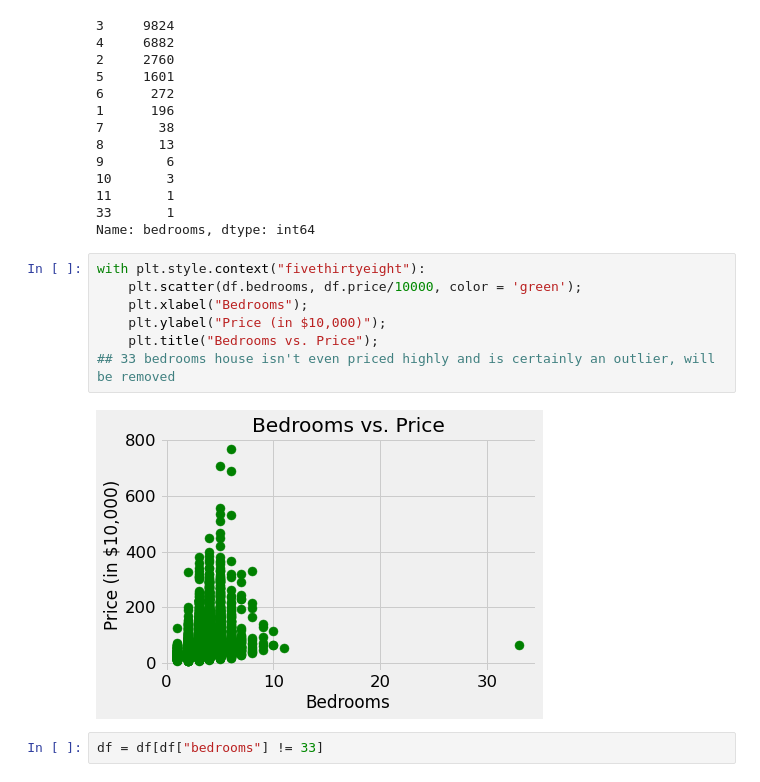
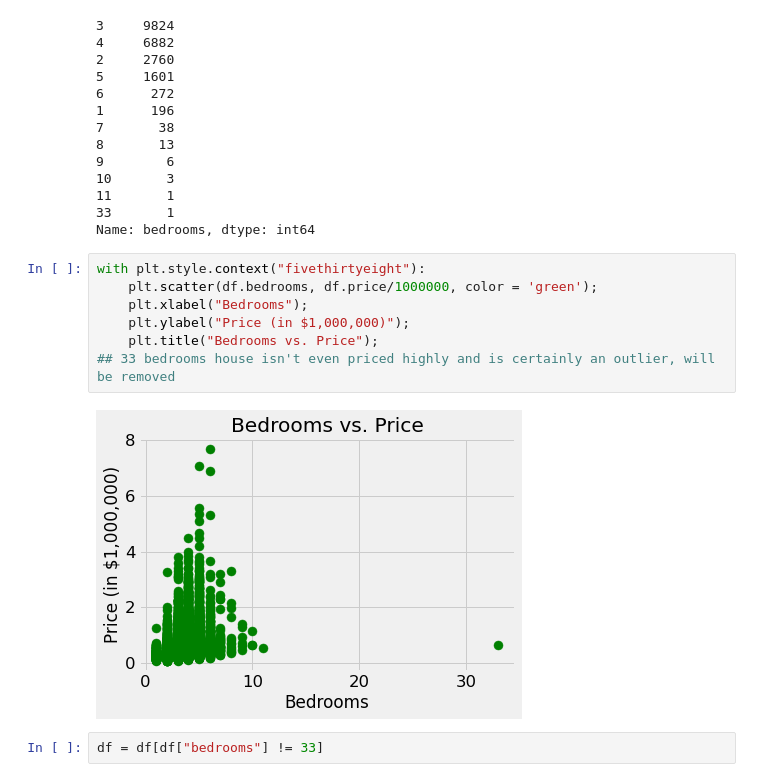
Before and after one commit to mzimmer52/Module-2, a Jupyter notebook: Final Version.ipynb, the cells around one changed output. Saved outputs shown, nothing was run; the diff lists cells and outputs as text.

```diff
--- a/Final Version.ipynb
+++ b/Final Version.ipynb
@@ -128,13 +128,13 @@ df.bedrooms.value_counts()
 Name: bedrooms, dtype: int64
 # %%
 with plt.style.context("fivethirtyeight"):
-    plt.scatter(df.bedrooms, df.price/10000, color = 'green');
+    plt.scatter(df.bedrooms, df.price/1000000, color = 'green');
     plt.xlabel("Bedrooms");
-    plt.ylabel("Price (in $10,000)");
+    plt.ylabel("Price (in $1,000,000)");
     plt.title("Bedrooms vs. Price");
 ## 33 bedrooms house isn't even priced highly and is certainly an outlier, will be removed
 # %% [output]
-[figure, old version]
+[figure, new version]
 # %%
 df = df[df["bedrooms"] != 33]
 # %%
```
Also changed, not shown: parts of 31 cells of this notebook, 3 other files.
